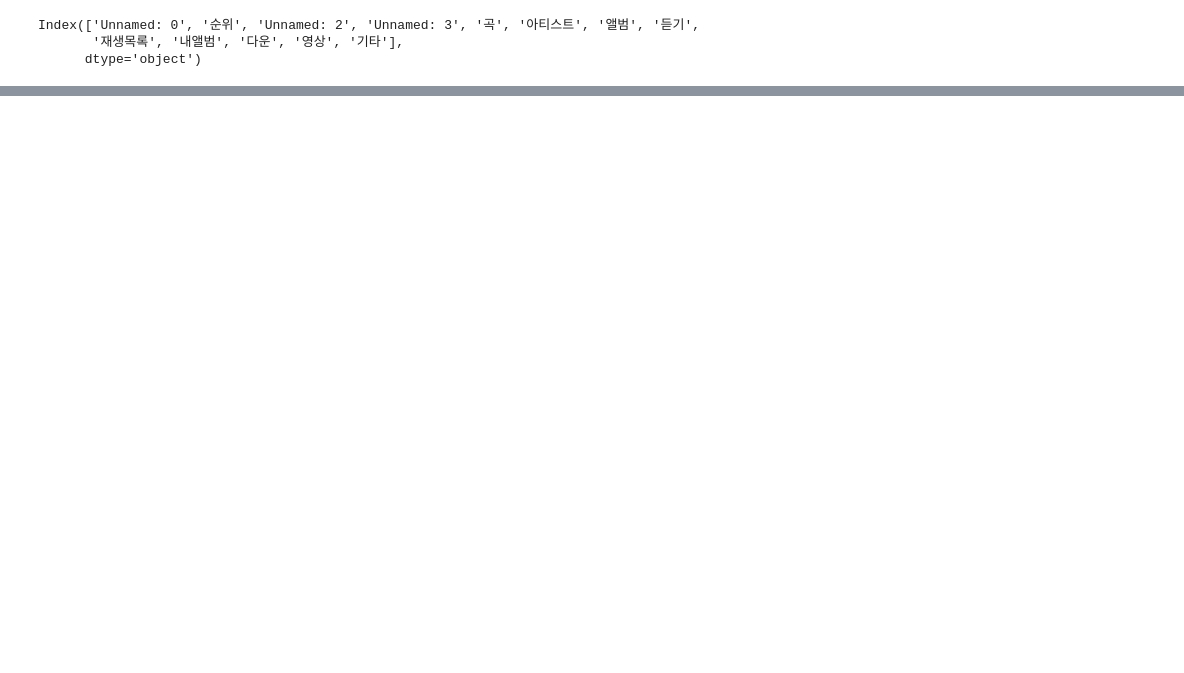
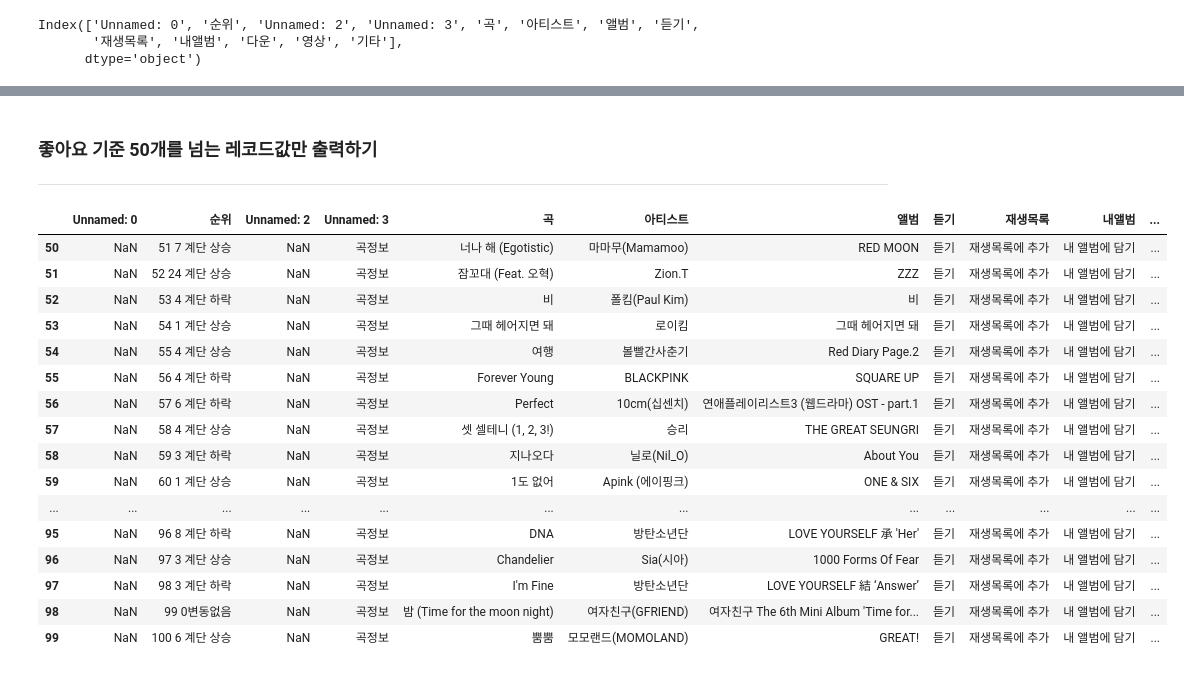
Before and after one commit to HyungtaeMoon/pandas-melon, a Jupyter notebook: bugs.ipynb, the cells around one changed output, grey strips where cells are left out. Drawn from its saved outputs; the diff is of its cells as text; code cells hidden in the pictures; blank space fills up the shorter version.

```diff
--- a/bugs.ipynb
+++ b/bugs.ipynb
@@ -72,0 +127,8 @@ Index(['Unnamed: 0', '순위', 'Unnamed: 2', 'Unnamed: 3', '곡', '아티스트'
+# %%
+chart_df['좋아요'] = 100 # 최초에 좋아요 레코드값을 100으로 통일하여 설정
+# %%
+# 정렬 기준에 따라서 레코드값을 1 ~ 101까지 설정
+# 만약 데이터프레임과 설정하려는 레코드값이 다를 경우에는 Length 에러가 발생
+## chart_df['좋아요'] = range(1, 30) <-- Length 에러
+
+chart_df['좋아요'] = range(1, 101)
@@ -72,0 +215,25 @@ Index(['Unnamed: 0', '순위', 'Unnamed: 2', 'Unnamed: 3', '곡', '아티스트'
+# %% [markdown]
+### 좋아요 기준 50개를 넘는 레코드값만 출력하기
+
+----------------------
+# %%
+mask = chart_df['좋아요'] > 50
+chart_df[mask]
+# %% [output]
+|  | Unnamed: 0 | 순위 | Unnamed: 2 | Unnamed: 3 | 곡 | 아티스트 | 앨범 | 듣기 | 재생목록 | 내앨범 | ... |
+| 50 | NaN | 51 7 계단 상승 | NaN | 곡정보 | 너나 해 (Egotistic) | 마마무(Mamamoo) | RED MOON | 듣기 | 재생목록에 추가 | 내 앨범에 담기 | ... |
+| 51 | NaN | 52 24 계단 상승 | NaN | 곡정보 | 잠꼬대 (Feat. 오혁) | Zion.T | ZZZ | 듣기 | 재생목록에 추가 | 내 앨범에 담기 | ... |
+| 52 | NaN | 53 4 계단 하락 | NaN | 곡정보 | 비 | 폴킴(Paul Kim) | 비 | 듣기 | 재생목록에 추가 | 내 앨범에 담기 | ... |
+| 53 | NaN | 54 1 계단 상승 | NaN | 곡정보 | 그때 헤어지면 돼 | 로이킴 | 그때 헤어지면 돼 | 듣기 | 재생목록에 추가 | 내 앨범에 담기 | ... |
+| 54 | NaN | 55 4 계단 상승 | NaN | 곡정보 | 여행 | 볼빨간사춘기 | Red Diary Page.2 | 듣기 | 재생목록에 추가 | 내 앨범에 담기 | ... |
+| 55 | NaN | 56 4 계단 하락 | NaN | 곡정보 | Forever Young | BLACKPINK | SQUARE UP | 듣기 | 재생목록에 추가 | 내 앨범에 담기 | ... |
+| 56 | NaN | 57 6 계단 하락 | NaN | 곡정보 | Perfect | 10cm(십센치) | 연애플레이리스트3 (웹드라마) OST - part.1 | 듣기 | 재생목록에 추가 | 내 앨범에 담기 | ... |
+| 57 | NaN | 58 4 계단 상승 | NaN | 곡정보 | 셋 셀테니 (1, 2, 3!) | 승리 | THE GREAT SEUNGRI | 듣기 | 재생목록에 추가 | 내 앨범에 담기 | ... |
+| 58 | NaN | 59 3 계단 하락 | NaN | 곡정보 | 지나오다 | 닐로(Nil_O) | About You | 듣기 | 재생목록에 추가 | 내 앨범에 담기 | ... |
+| 59 | NaN | 60 1 계단 상승 | NaN | 곡정보 | 1도 없어 | Apink (에이핑크) | ONE & SIX | 듣기 | 재생목록에 추가 | 내 앨범에 담기 | ... |
+| ... | ... | ... | ... | ... | ... | ... | ... | ... | ... | ... | ... |
+| 95 | NaN | 96 8 계단 하락 | NaN | 곡정보 | DNA | 방탄소년단 | LOVE YOURSELF 承 'Her' | 듣기 | 재생목록에 추가 | 내 앨범에 담기 | ... |
+| 96 | NaN | 97 3 계단 상승 | NaN | 곡정보 | Chandelier | Sia(시아) | 1000 Forms Of Fear | 듣기 | 재생목록에 추가 | 내 앨범에 담기 | ... |
+| 97 | NaN | 98 3 계단 하락 | NaN | 곡정보 | I'm Fine | 방탄소년단 | LOVE YOURSELF 結 ‘Answer’ | 듣기 | 재생목록에 추가 | 내 앨범에 담기 | ... |
+| 98 | NaN | 99 0변동없음 | NaN | 곡정보 | 밤 (Time for the moon night) | 여자친구(GFRIEND) | 여자친구 The 6th Mini Album 'Time for... | 듣기 | 재생목록에 추가 | 내 앨범에 담기 | ... |
+| 99 | NaN | 100 6 계단 상승 | NaN | 곡정보 | 뿜뿜 | 모모랜드(MOMOLAND) | GREAT! | 듣기 | 재생목록에 추가 | 내 앨범에 담기 | ... |
```
Also changed, not shown: parts of 20 cells of this notebook.
